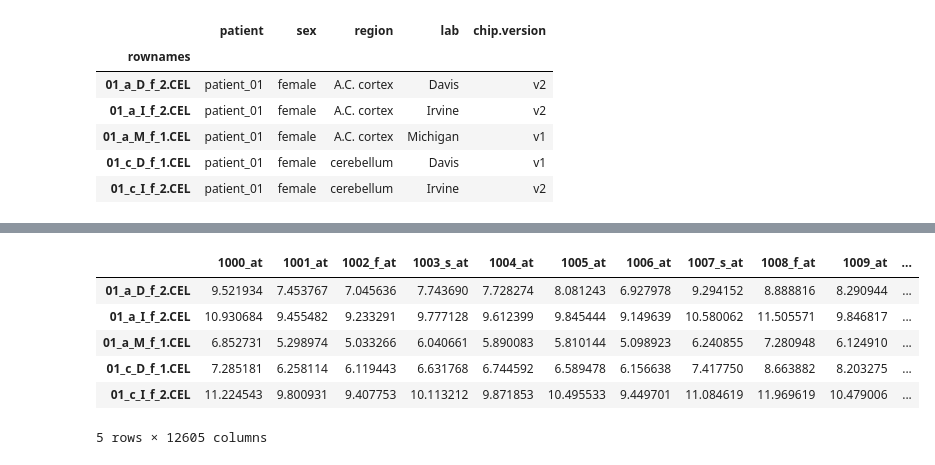
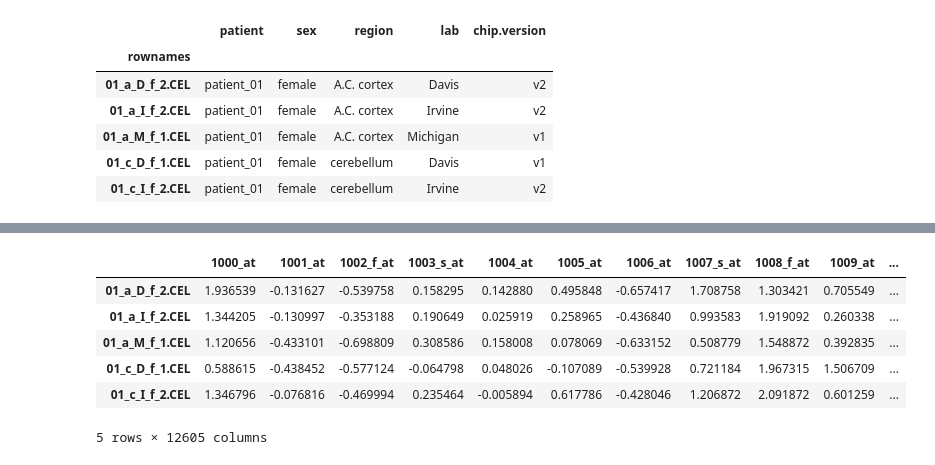
Before and after one commit to unique-subedi/604-gene-expression, a Jupyter notebook: Xinhe_gene_expression_master.ipynb, the cells around one changed output, grey strips where cells are left out. Cells and saved outputs as stored; diff of their text form; code cells hidden in the pictures.

```diff
--- a/Xinhe_gene_expression_master.ipynb
+++ b/Xinhe_gene_expression_master.ipynb
@@ -59,3 +62,10 @@ samples.head()
 | 01_a_M_f_1.CEL | patient_01 | female | A.C. cortex | Michigan | v1 |
 | 01_c_D_f_1.CEL | patient_01 | female | cerebellum | Davis | v1 |
 | 01_c_I_f_2.CEL | patient_01 | female | cerebellum | Irvine | v2 |
+# %%
+# normalization
+genes_Y_crom = genes[genes.chrom == "Y"].index
+genes_bac_index = genes[genes.chrom.isnull()].index
+mean_bac_exp = expression[genes_bac_index].mean(axis=1)
+print(mean_bac_exp)
+expression_norm =  expression - mean_bac_exp.values[:, None]
@@ -62,15 +85,15 @@ samples.head()
 # %%
 # borrowed some code from Vinod
-express_samp = pd.concat([expression, samples], axis=1)
+express_samp = pd.concat([expression_norm, samples], axis=1)
 
 express_samp.head()
 # %% [output]
 |  | 1000_at | 1001_at | 1002_f_at | 1003_s_at | 1004_at | 1005_at | 1006_at | 1007_s_at | 1008_f_at | 1009_at | ... |
-| 01_a_D_f_2.CEL | 9.521934 | 7.453767 | 7.045636 | 7.743690 | 7.728274 | 8.081243 | 6.927978 | 9.294152 | 8.888816 | 8.290944 | ... |
-| 01_a_I_f_2.CEL | 10.930684 | 9.455482 | 9.233291 | 9.777128 | 9.612399 | 9.845444 | 9.149639 | 10.580062 | 11.505571 | 9.846817 | ... |
-| 01_a_M_f_1.CEL | 6.852731 | 5.298974 | 5.033266 | 6.040661 | 5.890083 | 5.810144 | 5.098923 | 6.240855 | 7.280948 | 6.124910 | ... |
-| 01_c_D_f_1.CEL | 7.285181 | 6.258114 | 6.119443 | 6.631768 | 6.744592 | 6.589478 | 6.156638 | 7.417750 | 8.663882 | 8.203275 | ... |
-| 01_c_I_f_2.CEL | 11.224543 | 9.800931 | 9.407753 | 10.113212 | 9.871853 | 10.495533 | 9.449701 | 11.084619 | 11.969619 | 10.479006 | ... |
+| 01_a_D_f_2.CEL | 1.936539 | -0.131627 | -0.539758 | 0.158295 | 0.142880 | 0.495848 | -0.657417 | 1.708758 | 1.303421 | 0.705549 | ... |
+| 01_a_I_f_2.CEL | 1.344205 | -0.130997 | -0.353188 | 0.190649 | 0.025919 | 0.258965 | -0.436840 | 0.993583 | 1.919092 | 0.260338 | ... |
+| 01_a_M_f_1.CEL | 1.120656 | -0.433101 | -0.698809 | 0.308586 | 0.158008 | 0.078069 | -0.633152 | 0.508779 | 1.548872 | 0.392835 | ... |
+| 01_c_D_f_1.CEL | 0.588615 | -0.438452 | -0.577124 | -0.064798 | 0.048026 | -0.107089 | -0.539928 | 0.721184 | 1.967315 | 1.506709 | ... |
+| 01_c_I_f_2.CEL | 1.346796 | -0.076816 | -0.469994 | 0.235464 | -0.005894 | 0.617786 | -0.428046 | 1.206872 | 2.091872 | 0.601259 | ... |
 5 rows × 12605 columns
 # %%
 express_samp_UM = express_samp[express_samp.lab == "Michigan"]
```
Also changed, not shown: parts of 6 cells of this notebook.
